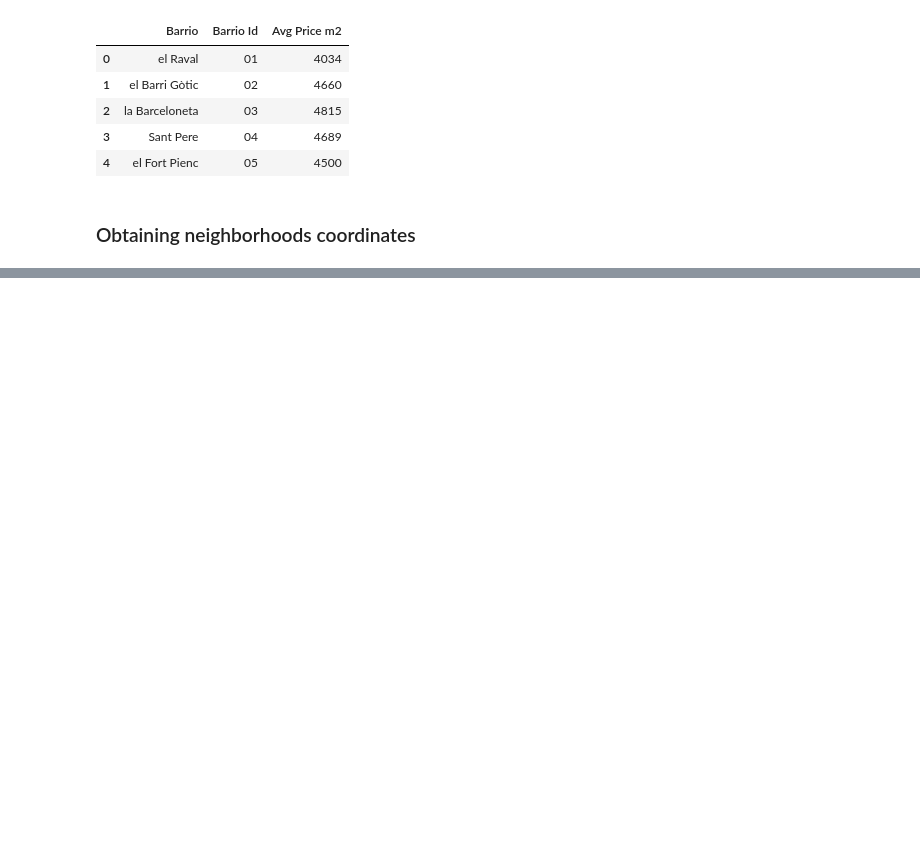
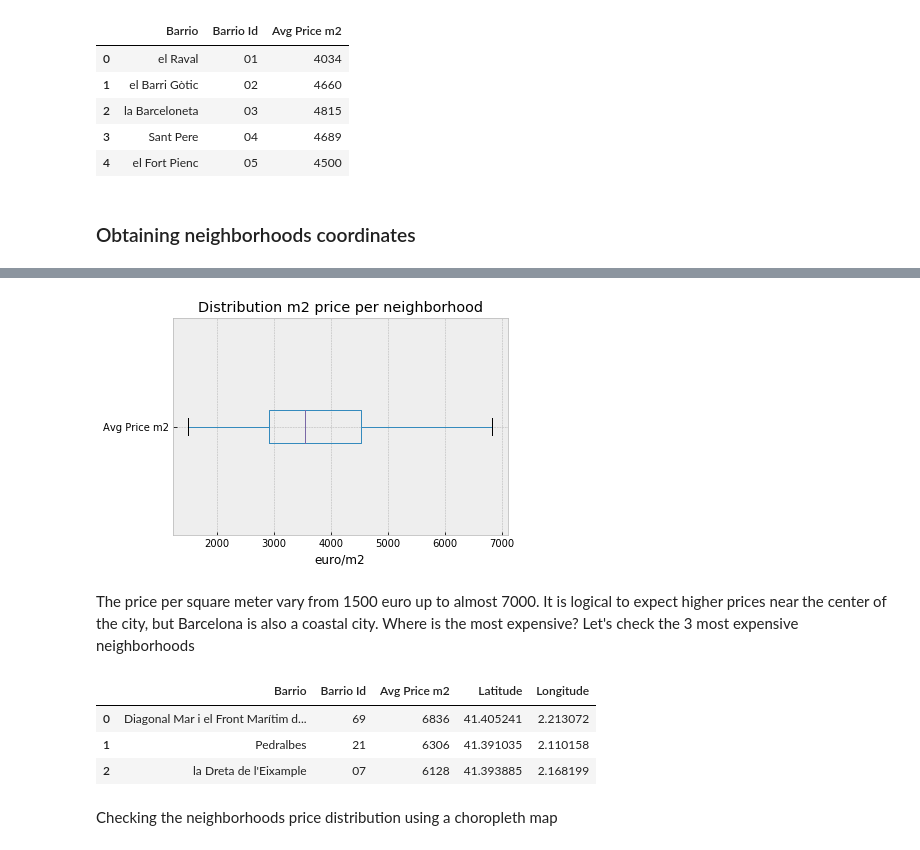
Before and after one commit to WarioDoor/Coursera_Capstone, a Jupyter notebook: Barcellona Barrios Foursquare.ipynb, the cells around one changed output, grey strips where cells are left out. Drawn from its saved outputs; the diff is of its cells as text; code cells hidden in the pictures; blank space fills up the shorter version.

```diff
--- a/Barcellona Barrios Foursquare.ipynb
+++ b/Barcellona Barrios Foursquare.ipynb
@@ -144,0 +234,21 @@ df_price_coord[:3]
+# %%
+df_house_price['Avg Price m2'].plot(kind='box', vert= False)
+plt.title('Distribution m2 price per neighborhood')
+plt.xlabel('euro/m2')
+plt.savefig('boxpricem2.png')
+plt.show()
+# %% [output]
+[figure, added]
+# %% [markdown]
+The price per square meter vary from 1500 euro up to almost 7000. It is logical to expect higher prices near the center of the city, but Barcelona is also a coastal city. Where is the most expensive? Let's check the 3 most expensive neighborhoods
+# %%
+df_price_top3= df_price_coord.sort_values(by='Avg Price m2', ascending= False)[:3]
+df_price_top3.reset_index(drop= True, inplace= True)
+df_price_top3
+# %% [output]
+|  | Barrio | Barrio Id | Avg Price m2 | Latitude | Longitude |
+| 0 | Diagonal Mar i el Front Marítim d... | 69 | 6836 | 41.405241 | 2.213072 |
+| 1 | Pedralbes | 21 | 6306 | 41.391035 | 2.110158 |
+| 2 | la Dreta de l'Eixample | 07 | 6128 | 41.393885 | 2.168199 |
+# %% [markdown]
+Checking the neighborhoods price distribution using a choropleth map
```
Also changed, not shown: parts of 64 cells of this notebook.
